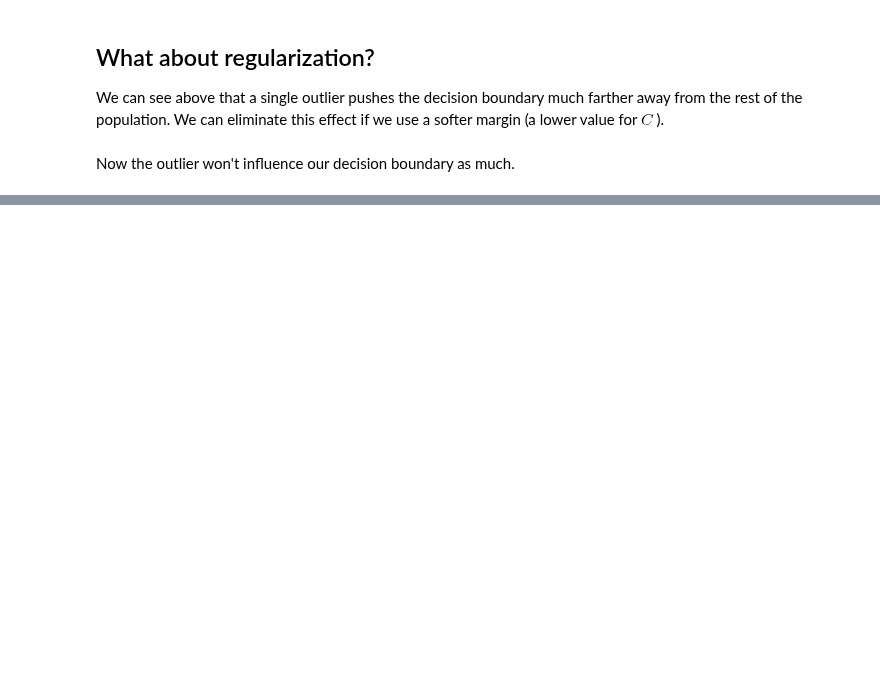
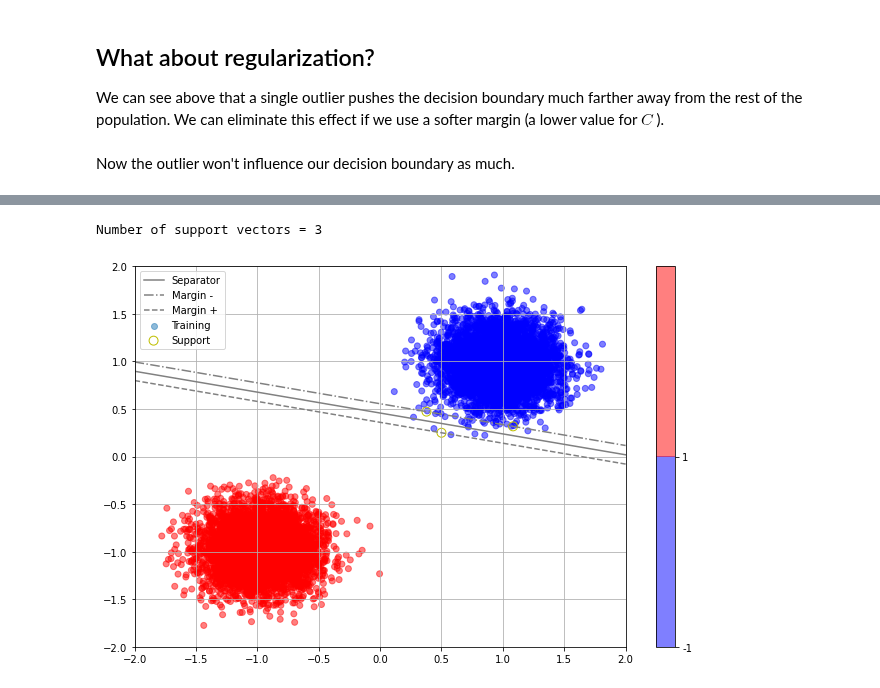
Before and after one commit to yexf308/MachineLearning, a Jupyter notebook: 9_SVM1.ipynb, the cells around one changed output, grey strips where cells are left out. Cells and saved outputs as stored; diff of their text form; code cells hidden in the pictures; blank space fills up the shorter version.

```diff
--- a/9_SVM1.ipynb
+++ b/9_SVM1.ipynb
@@ -301,0 +340,6 @@ Number of support vectors = 5
+# %%
+fig, ax = plt.subplots(1, figsize=(11, 7))
+plotSvm(X_test_scaled, y_test, model_outlier.supportVectors, model_outlier.w, model_outlier.intercept, label='Training', ax=ax)
+# %% [output]
+Number of support vectors = 3
+[figure, added]
```
Also changed, not shown: parts of 10 cells of this notebook.
